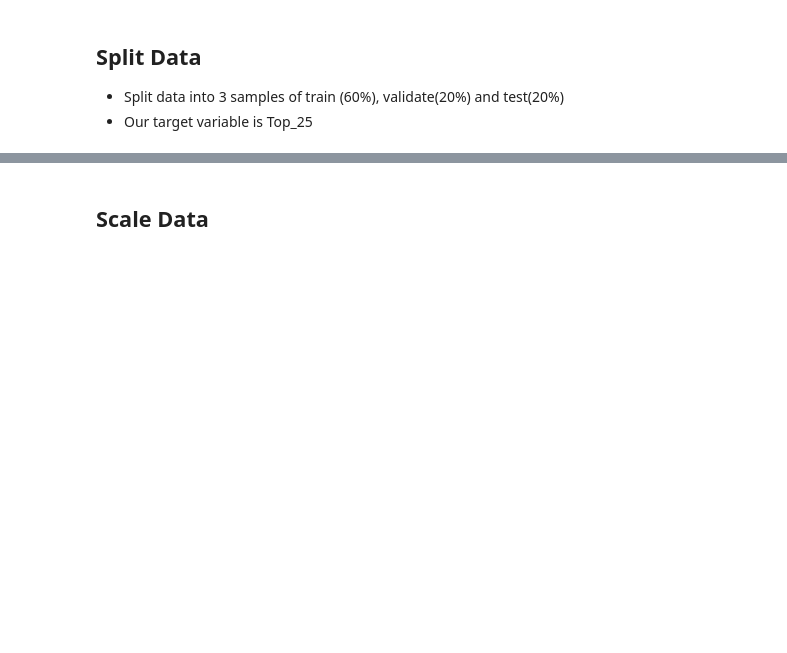
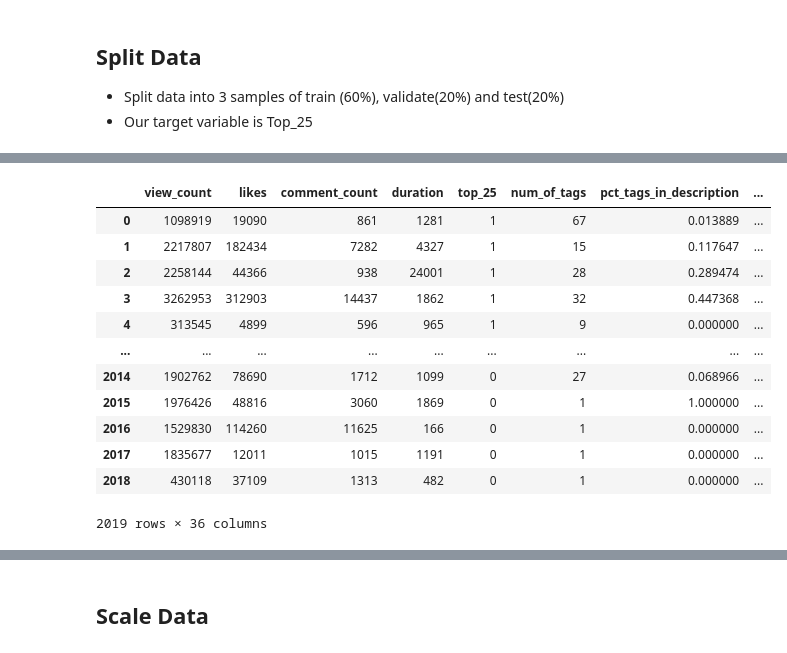
Before and after one commit to Youtube-Data-Analysis/top_200, a Jupyter notebook: model.ipynb, the cells around one changed output, grey strips where cells are left out. Saved outputs shown, nothing was run; the diff lists cells and outputs as text; code cells hidden in the pictures; blank space fills up the shorter version.

```diff
--- a/model.ipynb
+++ b/model.ipynb
@@ -66,0 +87,2 @@ Four supervised machine learning classifications models were created in this pro
+# %%
+dummy_df = pd.get_dummies(df[['categoryId','region']], drop_first=True)
@@ -66,0 +113,22 @@ Four supervised machine learning classifications models were created in this pro
+# %%
+df.drop(columns=['video_id','title','publishedAt','categoryId','trending_date','tags','channelTitle',
+                           'thumbnail_link','comments_disabled','ratings_disabled','ratings_disabled',
+                          'ratings_disabled','description','captions','region','channel_age', 'rank',
+                          'subscribers','video_count','age','engagement','sponsored','word_bank',
+                           'cleaned_tags','cleaned_desc','title_in_description','title_in_tags'], axis=1, inplace=True)
+
+df
+# %% [output]
+|  | view_count | likes | comment_count | duration | top_25 | num_of_tags | pct_tags_in_description | ... |
+| 0 | 1098919 | 19090 | 861 | 1281 | 1 | 67 | 0.013889 | ... |
+| 1 | 2217807 | 182434 | 7282 | 4327 | 1 | 15 | 0.117647 | ... |
+| 2 | 2258144 | 44366 | 938 | 24001 | 1 | 28 | 0.289474 | ... |
+| 3 | 3262953 | 312903 | 14437 | 1862 | 1 | 32 | 0.447368 | ... |
+| 4 | 313545 | 4899 | 596 | 965 | 1 | 9 | 0.000000 | ... |
+| ... | ... | ... | ... | ... | ... | ... | ... | ... |
+| 2014 | 1902762 | 78690 | 1712 | 1099 | 0 | 27 | 0.068966 | ... |
+| 2015 | 1976426 | 48816 | 3060 | 1869 | 0 | 1 | 1.000000 | ... |
+| 2016 | 1529830 | 114260 | 11625 | 166 | 0 | 1 | 0.000000 | ... |
+| 2017 | 1835677 | 12011 | 1015 | 1191 | 0 | 1 | 0.000000 | ... |
+| 2018 | 430118 | 37109 | 1313 | 482 | 0 | 1 | 0.000000 | ... |
+2019 rows × 36 columns
```
Also changed, not shown: parts of 27 cells of this notebook.
